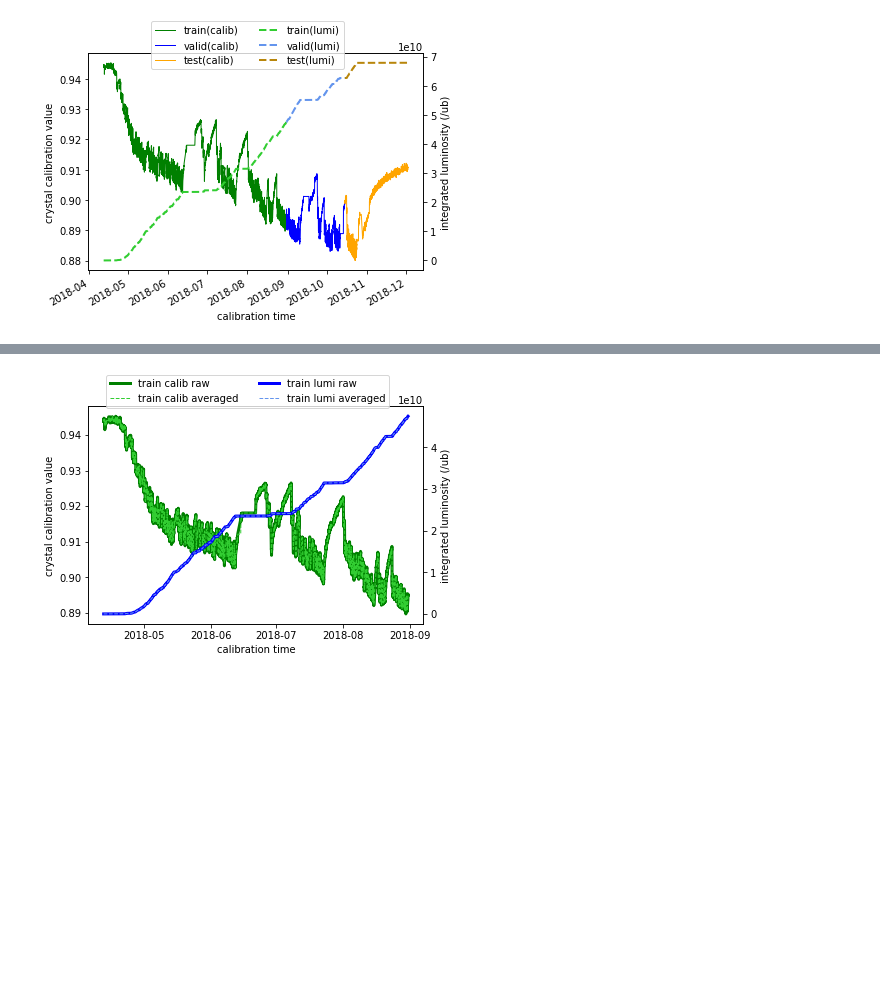
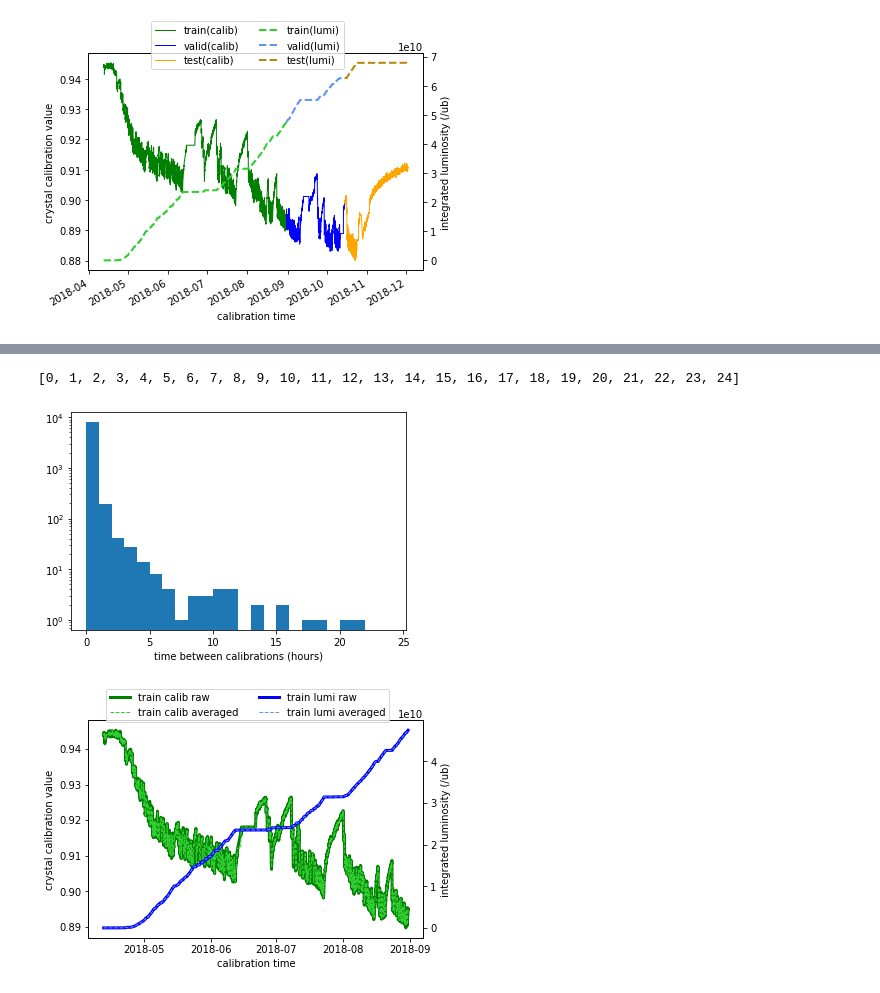
Before and after one commit to UMN-CMS/ECAL_FAIR, a Jupyter notebook: notebooks/pipeline.ipynb, the cells around one changed output, grey strips where cells are left out. Saved outputs shown, nothing was run; the diff lists cells and outputs as text; code cells hidden in the pictures; blank space fills up the shorter version.

```diff
--- a/notebooks/pipeline.ipynb
+++ b/notebooks/pipeline.ipynb
@@ -98,3 +114,18 @@ fig.show()
+# %%
+fig9, ax13 = plt.subplots()
+
+calib_td_hrs = calib_timedelta.apply(lambda x: x.seconds/3600)
+bins = [bin for bin in range(0, 24+1, 1)]
+print(bins)
+ax13.hist(calib_td_hrs, bins=bins)
+ax13.set_xlabel('time between calibrations (hours)')
+plt.setp(ax12.get_xticklabels(), rotation=30, horizontalalignment='right')
+ax13.set_yscale('log')
+
+fig9.show()
+# %% [output]
+[0, 1, 2, 3, 4, 5, 6, 7, 8, 9, 10, 11, 12, 13, 14, 15, 16, 17, 18, 19, 20, 21, 22, 23, 24]
+[figure, added]
 # %%
 #now that we've looked at the raw data, we have to do a few manipulations.
 #the first is to convert the data into an evenly spaced timeseries. We'll use a rolling average
```
Also changed, not shown: parts of 12 cells of this notebook.
